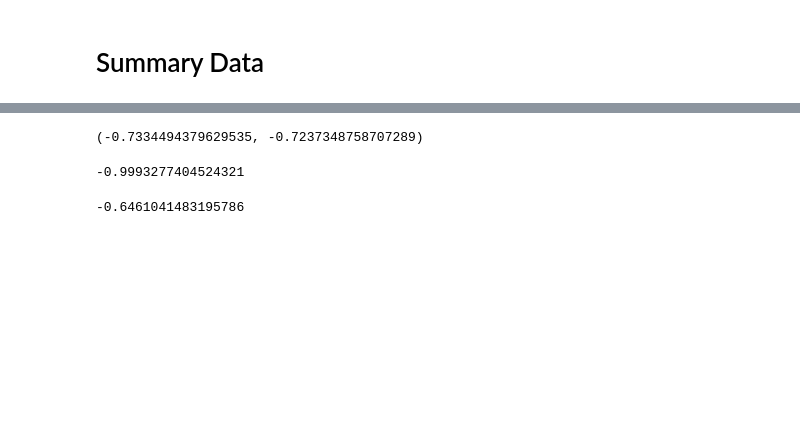
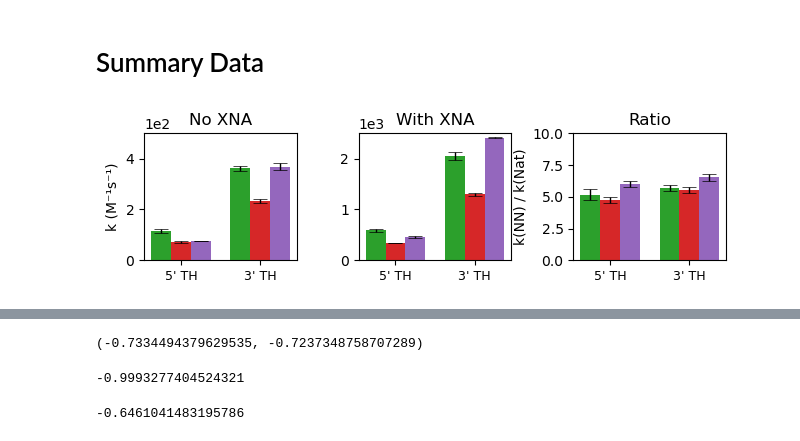
Before and after one commit to thachuk-lab/NN-DSD-Results-Analysis, a Jupyter notebook: OneStepModeling.ipynb, the cells around one changed output, grey strips where cells are left out. Drawn from its saved outputs; the diff is of its cells as text; code cells hidden in the pictures; blank space fills up the shorter version.

```diff
--- a/OneStepModeling.ipynb
+++ b/OneStepModeling.ipynb
@@ -2897,11 +2551,7 @@ nRMSE (normed by mean)  = 0.231
 # %% [markdown]
 # Summary Data
 # %%
-import matplotlib.pyplot as plt
-import numpy as np
-from math import sqrt
-from scipy.stats import norm
-
+# Summary bar plot of all fitted rate constants
 fig, ax = plt.subplots(1, 3, sharey=False)
 fig.set_figwidth(6.5)
 fig.set_figheight(2)
@@ -2910,36 +2560,30 @@ labels = ["5' TH", "3' TH"]
 x = np.arange(len(labels))
 bar_width = 0.25
 
-def prop_err(res_num, res_denom):
-    return np.sqrt(((1/res_denom[0])*res_num[1])**2 +
-                   ((res_num[0]/(res_denom[0]**2))*res_denom[1])**2)
-
-# ---------------------------------------------------------
 # Data assembly for the three panels
-# ---------------------------------------------------------
 
 # Panel 0: No incubation
 no_nat_data_together = [k_no_nat[3],      UW_k_no_nat[0]]
 no_nn_data_together  = [k_no_nn[3],       UW_k_no_nn[0]]
 no_R_data_together   = [
-    [k_no_nn[3][0]      / k_no_nat[3][0],      prop_err(k_no_nn[3],      k_no_nat[3])],
-    [UW_k_no_nn[0][0]   / UW_k_no_nat[0][0],   prop_err(UW_k_no_nn[0],   UW_k_no_nat[0])]
+    [k_no_nn[3][0]      / k_no_nat[3][0],      prop_err_division(k_no_nn[3],      k_no_nat[3])],
+    [UW_k_no_nn[0][0]   / UW_k_no_nat[0][0],   prop_err_division(UW_k_no_nn[0],   UW_k_no_nat[0])]
 ]
 
 # Panel 1: Trigger incubated
 trig_nat_data_together = [k_trig_nat[3],   UW_k_trig_nat[0]]
 trig_nn_data_together  = [k_trig_nn[3],    UW_k_trig_nn[0]]
 trig_R_data_together   = [
-    [k_trig_nn[3][0]    / k_trig_nat[3][0],    prop_err(k_trig_nn[3],    k_trig_nat[3])],
-    [UW_k_trig_nn[0][0] / UW_k_trig_nat[0][0], prop_err(UW_k_trig_nn[0], UW_k_trig_nat[0])]
+    [k_trig_nn[3][0]    / k_trig_nat[3][0],    prop_err_division(k_trig_nn[3],    k_trig_nat[3])],
+    [UW_k_trig_nn[0][0] / UW_k_trig_nat[0][0], prop_err_division(UW_k_trig_nn[0], UW_k_trig_nat[0])]
 ]
 
 # Panel 2: Reporter incubated
 rep_nat_data_together = [k_rep_nat[3],     UW_k_rep_nat[0]]
 rep_nn_data_together  = [k_rep_nn[3],      UW_k_rep_nn[0]]
 rep_R_data_together   = [
-    [k_rep_nn[3][0]     / k_rep_nat[3][0],     prop_err(k_rep_nn[3],     k_rep_nat[3])],
-    [UW_k_rep_nn[0][0]  / UW_k_rep_nat[0][0],  prop_err(UW_k_rep_nn[0],  UW_k_rep_nat[0])]
+    [k_rep_nn[3][0]     / k_rep_nat[3][0],     prop_err_division(k_rep_nn[3],     k_rep_nat[3])],
+    [UW_k_rep_nn[0][0]  / UW_k_rep_nat[0][0],  prop_err_division(UW_k_rep_nn[0],  UW_k_rep_nat[0])]
 ]
 
 # Grouped data for each condition and panel
@@ -2961,10 +2605,7 @@ datasets_panel2 = [
 
 error_params = dict(ecolor='black', lw=1, capsize=5, capthick=0.5)
 
-# ---------------------------------------------------------
 # Plot panels
-# ---------------------------------------------------------
-
 # Panel 0: nat
 for data_list, color, dx in datasets_panel0:
     y = [d[0] for d in data_list]
@@ -2983,7 +2624,6 @@ for data_list, color, dx in datasets_panel1:
 for data_list, color, dx in datasets_panel2:
     y = [d[0] for d in data_list]
     e = [d[1] for d in data_list]
-    print("ratio y, e:", y, e)
     ax[2].bar(x + dx, y, width=bar_width, yerr=e, color=color,
               error_kw=error_params)
 
@@ -2997,8 +2637,8 @@ for a in ax:
 ax[0].set_ylabel('k (M⁻¹s⁻¹)', fontsize=10)
 ax[2].set_ylabel('k(NN) / k(Nat)', fontsize=10)
 
-ax[0].set_ylim(0, 1000)
-ax[1].set_ylim(0, 4000)
+ax[0].set_ylim(0, 500)
+ax[1].set_ylim(0, 2500)
 
 ax[0].set_title('No XNA', fontsize=12)
 ax[1].set_title('With XNA', fontsize=12)
@@ -3008,33 +2648,10 @@ ax[0].ticklabel_format(style='sci', axis='y', scilimits=(0, 0))
 ax[1].ticklabel_format(style='sci', axis='y', scilimits=(0, 0))
 
 plt.tight_layout()
-plt.savefig('NAR_onestep_compare_k.svg', dpi=400)
+plt.savefig('Figures/NAR_onestep_compare_k.svg', dpi=400)
 plt.show()
 
-# ============================================================
-# ===  STATISTICS: Wald tests + Holm corrections ============
-# ===  (no comparisons to control) ==========================
-# ============================================================
-
-def wald_z(diff, se_diff):
-    Z = diff / se_diff
-    p = 2 * (1 - norm.cdf(abs(Z)))
-    return Z, p
-
-def holm_correction(pvals):
-    """Holm step-down adjustment; returns adjusted p-values in original order."""
-    m = len(pvals)
-    order = sorted(range(m), key=lambda i: pvals[i])  # indices sorted by p
-    adjusted = [0.0] * m
-    prev = 0.0
-    for rank, i in enumerate(order):
-        k = m - rank
-        adj = min(1.0, pvals[i] * k)
-        adj = max(adj, prev)  # enforce monotonicity
-        adjusted[i] = adj
-        prev = adj
-    return adjusted
-
+# Statistical analysis of rate constant ratios
 # Each block: [ [ratio_5p, se_5p], [ratio_3p, se_3p] ]
 ratio_blocks = [no_R_data_together, trig_R_data_together, rep_R_data_together]
 incubations = ['No incubation', 'Trigger incubated', 'Reporter incubated']
@@ -3043,10 +2660,8 @@ incubations = ['No incubation', 'Trigger incubated', 'Reporter incubated']
 ratios_5 = [block[0] for block in ratio_blocks]  # 5′ system
 ratios_3 = [block[1] for block in ratio_blocks]  # 3′ system
 
-# ---------------------------------------------------------
 # (2) Within each system: No vs Trigger, No vs Reporter
-# ---------------------------------------------------------
-print("\n=== (Within-system) Wald tests: incubation comparisons within each system ===")
+print("\n(Within-system) Wald tests: incubation comparisons within each system ")
 
 for sys_label, ratio_list in zip(["5'", "3'"], [ratios_5, ratios_3]):
     print(f"\nSystem {sys_label}:")
@@ -3057,49 +2672,34 @@ for sys_label, ratio_list in zip(["5'", "3'"], [ratios_5, ratios_3]):
     pvals = []
     rows  = []
     for i1, i2, label in comparisons:
         r1, se1 = ratio_list[i1]
         r2, se2 = ratio_list[i2]
         diff = r2 - r1
-        se_diff = sqrt(se1**2 + se2**2)
+        se_diff = np.sqrt(se1**2 + se2**2)
         Z, p = wald_z(diff, se_diff)
         pvals.append(p)
         rows.append((label, diff, se_diff, Z, p))
     p_adj = holm_correction(pvals)
     for (label, diff, se_diff, Z, p_raw), p_corr in zip(rows, p_adj):
         print(f"{label:13s}: diff={diff:6.3f} ± {se_diff:5.3f}, "
               f"Z={Z:6.3f}, p={p_raw:8.3e}, p_holm={p_corr:8.3e}")
 
-# ---------------------------------------------------------
 # (3) Between systems: 5' vs 3' for each incubation
-# ---------------------------------------------------------
-print("\n=== (Between-system) Wald tests: 5' vs 3' for each incubation ===")
+print("\n(Between-system) Wald tests: 5' vs 3' for each incubation")
 
 pvals_sys = []
 results_sys = []
 for cond, (r5, se5), (r3, se3) in zip(incubations, ratios_5, ratios_3):
     diff = r5 - r3
-    se_diff = sqrt(se5**2 + se3**2)
+    se_diff = np.sqrt(se5**2 + se3**2)
     Z, p = wald_z(diff, se_diff)
     pvals_sys.append(p)
     results_sys.append((cond, diff, se_diff, Z, p))
 
 p_adj_sys = holm_correction(pvals_sys)
 
 for (cond, diff, se_diff, Z, p_raw), p_corr in zip(results_sys, p_adj_sys):
     print(f"{cond:17s}: diff={diff:6.3f} ± {se_diff:5.3f}, "
           f"Z={Z:6.3f}, p={p_raw:8.3e}, p_holm={p_corr:8.3e}")
-
-
-# Print rate constant ratios for the controls for both 5' and 3'
-print("\n=== Control ratios ===")
-# Control ratio line + band
-TUM_control_ratio = k_control_nn[0][0] / k_control_nat[0][0]
-TUM_control_ratio_se = prop_err(k_control_nn[0], k_control_nat[0])
-UW_control_ratio = UW_k_control_nn[0][0] / UW_k_control_nat[0][0]
-UW_control_ratio_se = prop_err(UW_k_control_nn[0], UW_k_control_nat[0])
-print(f"TUM: {TUM_control_ratio:.3f} ± {TUM_control_ratio_se:.3f}")
-print(f"UW:  {UW_control_ratio:.3f} ± {UW_control_ratio_se:.3f}")
-#wald z test for the control ratios
-Z, p = wald_z(TUM_control_ratio - UW_control_ratio, sqrt(TUM_control_ratio_se**2 + UW_control_ratio_se**2))
-print(f"Z={Z:.3f}, p={p:.3e}")
 # %% [output]
+[figure, new version]
```
Also changed, not shown: parts of 60 cells of this notebook, 6 other files.
